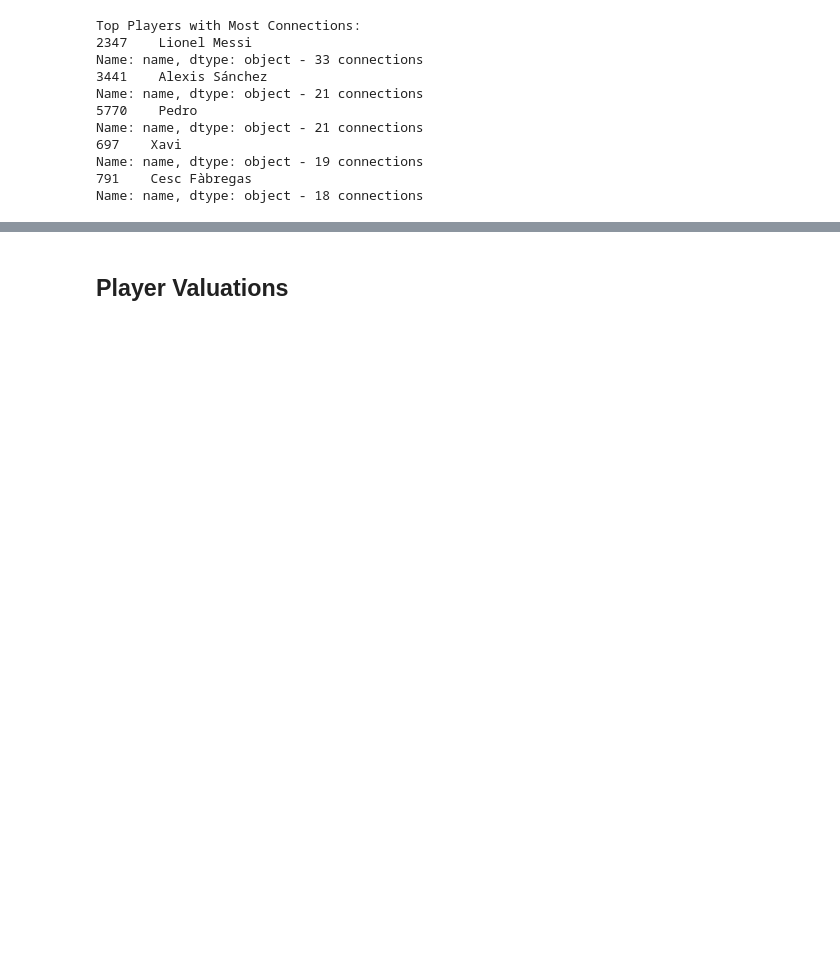
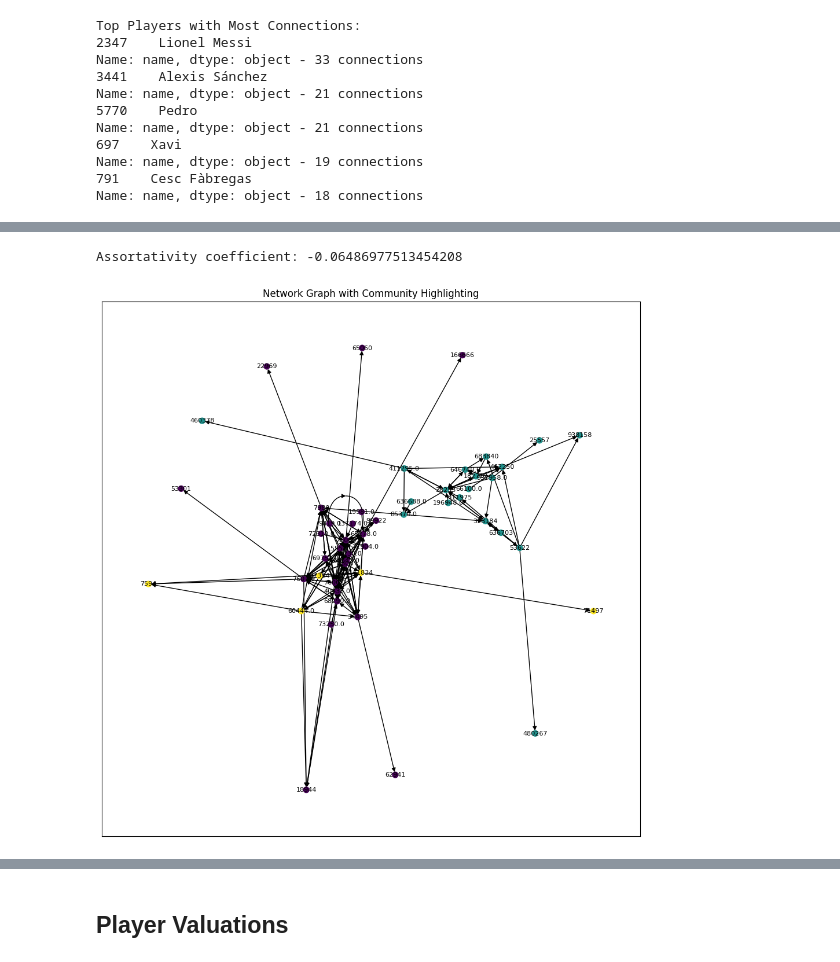
Before and after one commit to Football-Analytics-UCU/Barcelona, a Jupyter notebook: transfrmarket_processing.ipynb, the cells around one changed output, grey strips where cells are left out. Cells and saved outputs as stored; diff of their text form; code cells hidden in the pictures; blank space fills up the shorter version.

```diff
--- a/transfrmarket_processing.ipynb
+++ b/transfrmarket_processing.ipynb
@@ -999,0 +1124,12 @@ from pyvis.network import Network
+# %%
+import community as community_louvain
+
+
+partition = community_louvain.best_partition(G.to_undirected())
+communities = {}
+for node, comm_id in partition.items():
+    communities.setdefault(comm_id, []).append(G.nodes[node]['name'])
+
+
+for comm_id, players in communities.items():
+    print(f"Community {comm_id}:\n {players}")
@@ -999,0 +1190,24 @@ from pyvis.network import Network
+# %%
+assortativity_coeff = nx.degree_pearson_correlation_coefficient(G)
+print("\nAssortativity coefficient:", assortativity_coeff)
+# %% [output]
+Assortativity coefficient: -0.06486977513454208
+# %%
+import matplotlib.pyplot as plt
+import networkx as nx
+import community as community_louvain
+
+# Community detection
+partition = community_louvain.best_partition(G.to_undirected())
+
+# Create a color map for communities
+community_colors = {node: partition.get(node) for node in G.nodes()}
+colors = [community_colors[node] for node in G.nodes()]
+
+# Draw the network
+plt.figure(figsize=(12, 12))
+nx.draw_networkx(G, node_color=colors, with_labels=True, node_size=50, font_size=8)
+plt.title("Network Graph with Community Highlighting")
+plt.show()
+# %% [output]
+[figure, added]
```
Also changed, not shown: parts of 29 cells of this notebook.
